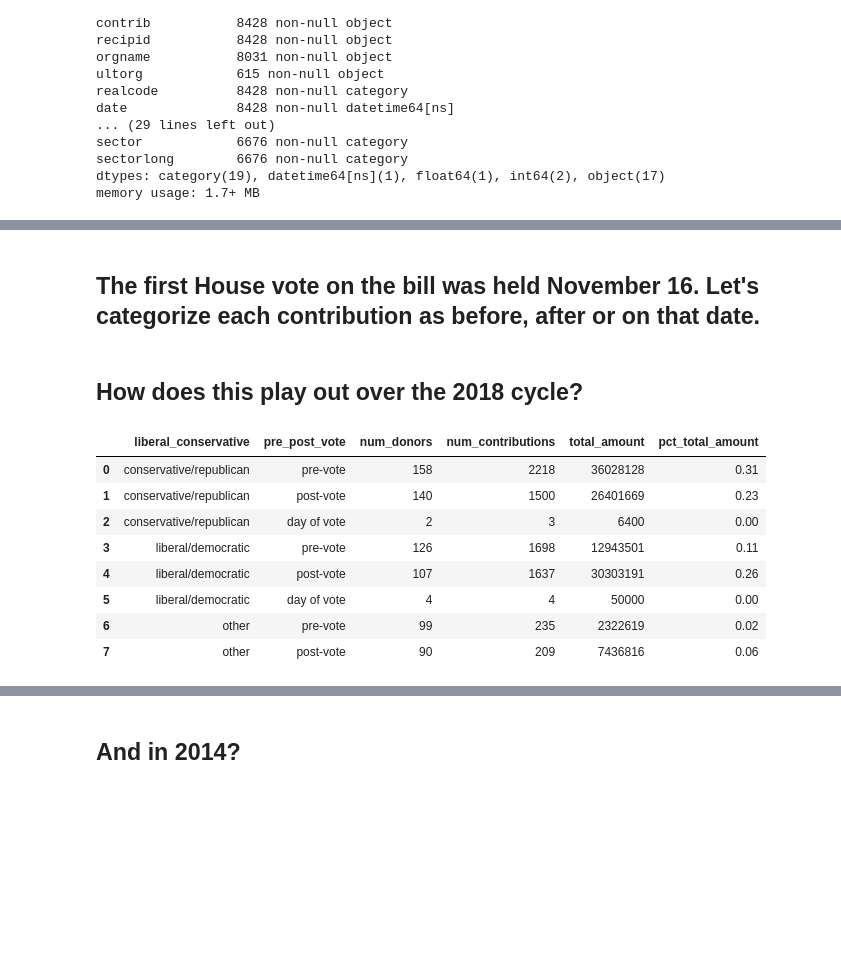
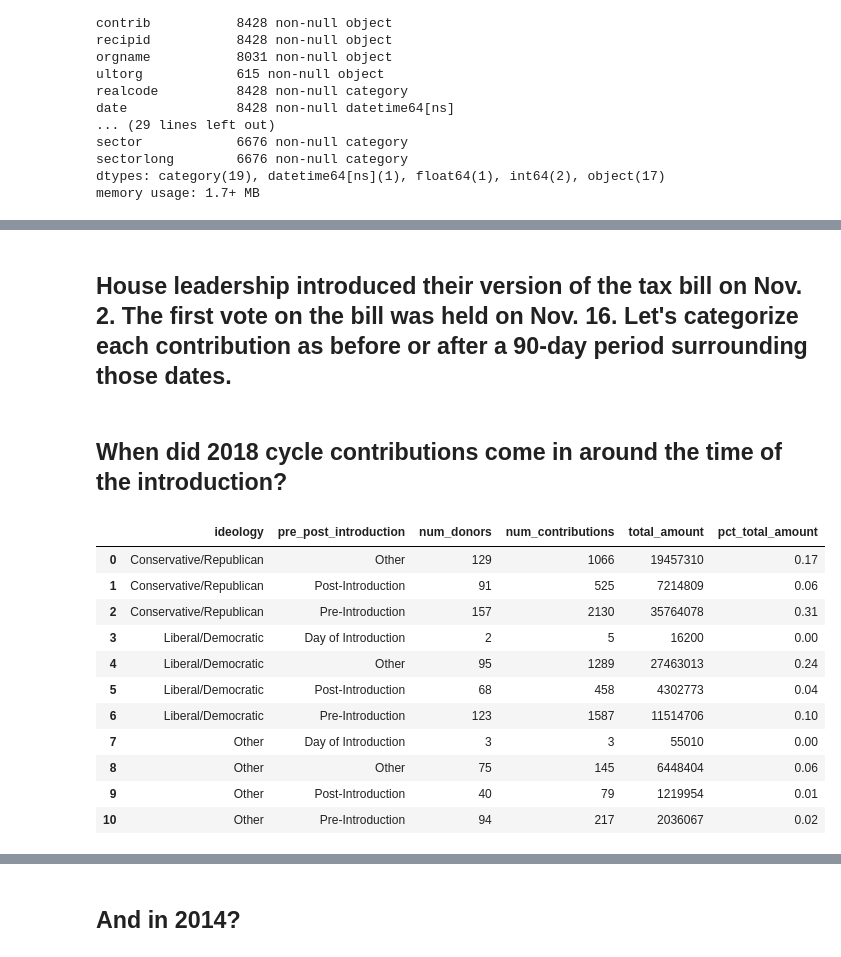
Before and after one commit to PublicI/tax-bill-contribs, a Jupyter notebook: tax-bill-analysis.ipynb, the cells around one changed output, grey strips where cells are left out. Saved outputs shown, nothing was run; the diff lists cells and outputs as text; code cells hidden in the pictures; blank space fills up the shorter version.

```diff
--- a/tax-bill-analysis.ipynb
+++ b/tax-bill-analysis.ipynb
@@ -66,7 +105,7 @@ memory usage: 1.2+ MB
 # %% [markdown]
 ## Join committees and categories
 # %%
-committees = pd.read_csv("cmtes18.txt", sep=",", header=None, names=["cycle", "cmteid", "pacshort", "affiliate",
+committees = pd.read_csv("data/cmtes18.txt", sep=",", header=None, names=["cycle", "cmteid", "pacshort", "affiliate",
                                                                      "ultorg", "recipid", "recipcode", "feccandid",
                                                                      "party", "primcode", "source", "sensitive",
                                                                      "foreign", "active"],
@@ -95,7 +134,7 @@ active       18100 non-null category
 dtypes: category(8), object(6)
 memory usage: 1.0+ MB
 # %%
-categories = pd.read_csv("CRP_Categories.txt", sep="\t", header=7, dtype={"Catcode": "category", "Catname": "category",
+categories = pd.read_csv("data/CRP_Categories.txt", sep="\t", header=7, dtype={"Catcode": "category", "Catname": "category",
                                                                           "Catorder": "category", "Industry": "category",
                                                                           "Sector": "category", "Sector Long": "category"})
 categories.rename(columns={"Catcode": "catcode", "Catname": "catname", "Catorder": "catorder", "Industry": "industry",
@@ -190,5 +229,7 @@ memory usage: 1.7+ MB
 # %%
-forbes_contributions["liberal_conservative"] = np.where(forbes_contributions["catname"].str.contains("democratic", case=False), "liberal/democratic",
-                                       np.where(forbes_contributions["catname"].str.contains("republican", case=False), "conservative/republican", "other"))
-forbes_contributions_14["liberal_conservative"] = np.where(forbes_contributions_14["catname"].str.contains("democratic", case=False), "liberal/democratic",
-                                       np.where(forbes_contributions_14["catname"].str.contains("republican", case=False), "conservative/republican", "other"))
+forbes_contributions_18["ideology"] = np.where(forbes_contributions_18["catname"].str.contains("democratic", case=False), "Liberal/Democratic",
+                                       np.where(forbes_contributions_18["catname"].str.contains("republican", case=False), "Conservative/Republican", "Other"))
+forbes_contributions_14["ideology"] = np.where(forbes_contributions_14["catname"].str.contains("democratic", case=False), "Liberal/Democratic",
+                                       np.where(forbes_contributions_14["catname"].str.contains("republican", case=False), "Conservative/Republican", "Other"))
+forbes_contributions_18["ideology"] = forbes_contributions_18["ideology"].astype("category")
+forbes_contributions_14["ideology"] = forbes_contributions_14["ideology"].astype("category")
@@ -195,2 +257,2 @@ forbes_contributions_14["liberal_conservative"] = np.where(forbes_contributions_
 # %% [markdown]
-## The first House vote on the bill was held November 16. Let's categorize each contribution as before, after or on that date.
+## House leadership introduced their version of the tax bill on Nov. 2. The first vote on the bill was held on Nov. 16. Let's categorize each contribution as before or after a 90-day period surrounding those dates.
@@ -206,17 +259,41 @@ forbes_contributions_14["pre_post_vote"] = np.where(forbes_contributions_14["dat
-# %% [markdown]
-## How does this play out over the 2018 cycle?
+# %%
+forbes_contributions_18["pre_post_introduction"] = np.where(forbes_contributions_18["date"] < "2017-11-02", "Pre-Introduction",
+                                                            np.where(forbes_contributions_18["date"] == "2017-11-02", "Day of Introduction",
+                                                                     np.where((forbes_contributions_18["date"] > "2017-11-02") & (forbes_contributions_18["date"] <= "2017-12-31"), "Post-Introduction",
+                                                                     "Other")))
+forbes_contributions_18["pre_post_vote"] = np.where(forbes_contributions_18["date"] < "2017-11-16", "Pre-Vote",
+                                                     np.where(forbes_contributions_18["date"] == "2017-11-16", "Day of Vote",
+                                                              np.where((forbes_contributions_18["date"] > "2017-11-16") & (forbes_contributions_18["date"] <= "2017-12-31"), "Post-Vote",
+                                                                       "Other")))
+forbes_contributions_14["pre_post_introduction"] = np.where(forbes_contributions_14["date"] < "2013-11-02", "Pre-Introduction",
+                                                            np.where(forbes_contributions_14["date"] == "2013-11-02", "Day of Introduction",
+                                                                     np.where((forbes_contributions_14["date"] > "2013-11-02") & (forbes_contributions_14["date"] <= "2013-12-31"), "Post-Introduction",
+                                                                     "Other")))
+forbes_contributions_14["pre_post_vote"] = np.where(forbes_contributions_14["date"] < "2013-11-16", "Pre-Vote",
+                                                     np.where(forbes_contributions_14["date"] == "2013-11-16", "Day of Vote",
+                                                              np.where((forbes_contributions_14["date"] > "2013-11-16") & (forbes_contributions_14["date"] <= "2013-12-31"), "Post-Vote",
+                                                                       "Other")))
+forbes_contributions_18["pre_post_introduction"] = forbes_contributions_18["pre_post_introduction"].astype("category")
+forbes_contributions_18["pre_post_vote"] = forbes_contributions_18["pre_post_vote"].astype("category")
+forbes_contributions_14["pre_post_introduction"] = forbes_contributions_14["pre_post_introduction"].astype("category")
+forbes_contributions_14["pre_post_vote"] = forbes_contributions_14["pre_post_vote"].astype("category")
+# %% [markdown]
+## When did 2018 cycle contributions come in around the time of the introduction?
 # %%
-grouped_by_category = forbes_contributions.groupby(["liberal_conservative", "pre_post_vote"]).agg({"contributor_id": "nunique", "fectransid": "count", "amount": sum}).reset_index()
-grouped_by_category.rename(columns={"contributor_id": "num_donors", "fectransid": "num_contributions", "amount": "total_amount"}, inplace=True)
-grouped_by_category["pct_total_amount"] = grouped_by_category["total_amount"] / grouped_by_category["total_amount"].sum()
-grouped_by_category[grouped_by_category["total_amount"] > 0].sort_values(["liberal_conservative", "pre_post_vote"], ascending=[True, False]).reset_index(drop=True)
+grouped_by_category_18 = forbes_contributions_18.groupby(["ideology", "pre_post_introduction"]).agg({"contributor_id": "nunique", "fectransid": "count", "amount": sum}).reset_index()
+grouped_by_category_18.rename(columns={"contributor_id": "num_donors", "fectransid": "num_contributions", "amount": "total_amount"}, inplace=True)
+grouped_by_category_18["pct_total_amount"] = grouped_by_category_18["total_amount"] / grouped_by_category_18["total_amount"].sum()
+grouped_by_category_18[grouped_by_category_18["total_amount"] > 0].sort_values(["ideology", "pre_post_introduction"], ascending=True).reset_index(drop=True)
 # %% [output]
-|  | liberal_conservative | pre_post_vote | num_donors | num_contributions | total_amount | pct_total_amount |
-| 0 | conservative/republican | pre-vote | 158 | 2218 | 36028128 | 0.31 |
-| 1 | conservative/republican | post-vote | 140 | 1500 | 26401669 | 0.23 |
-| 2 | conservative/republican | day of vote | 2 | 3 | 6400 | 0.00 |
-| 3 | liberal/democratic | pre-vote | 126 | 1698 | 12943501 | 0.11 |
-| 4 | liberal/democratic | post-vote | 107 | 1637 | 30303191 | 0.26 |
-| 5 | liberal/democratic | day of vote | 4 | 4 | 50000 | 0.00 |
-| 6 | other | pre-vote | 99 | 235 | 2322619 | 0.02 |
-| 7 | other | post-vote | 90 | 209 | 7436816 | 0.06 |
+|  | ideology | pre_post_introduction | num_donors | num_contributions | total_amount | pct_total_amount |
+| 0 | Conservative/Republican | Other | 129 | 1066 | 19457310 | 0.17 |
+| 1 | Conservative/Republican | Post-Introduction | 91 | 525 | 7214809 | 0.06 |
+| 2 | Conservative/Republican | Pre-Introduction | 157 | 2130 | 35764078 | 0.31 |
+| 3 | Liberal/Democratic | Day of Introduction | 2 | 5 | 16200 | 0.00 |
+| 4 | Liberal/Democratic | Other | 95 | 1289 | 27463013 | 0.24 |
+| 5 | Liberal/Democratic | Post-Introduction | 68 | 458 | 4302773 | 0.04 |
+| 6 | Liberal/Democratic | Pre-Introduction | 123 | 1587 | 11514706 | 0.10 |
+| 7 | Other | Day of Introduction | 3 | 3 | 55010 | 0.00 |
+| 8 | Other | Other | 75 | 145 | 6448404 | 0.06 |
+| 9 | Other | Post-Introduction | 40 | 79 | 1219954 | 0.01 |
+| 10 | Other | Pre-Introduction | 94 | 217 | 2036067 | 0.02 |
```
Also changed, not shown: parts of 90 cells of this notebook, 1 other file.
